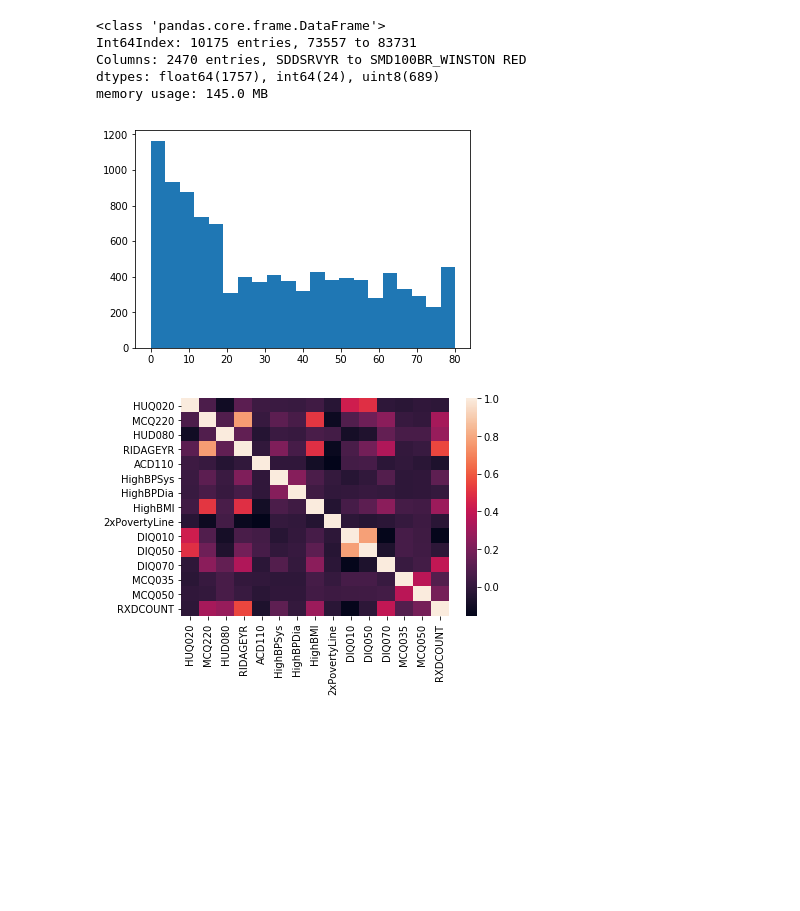
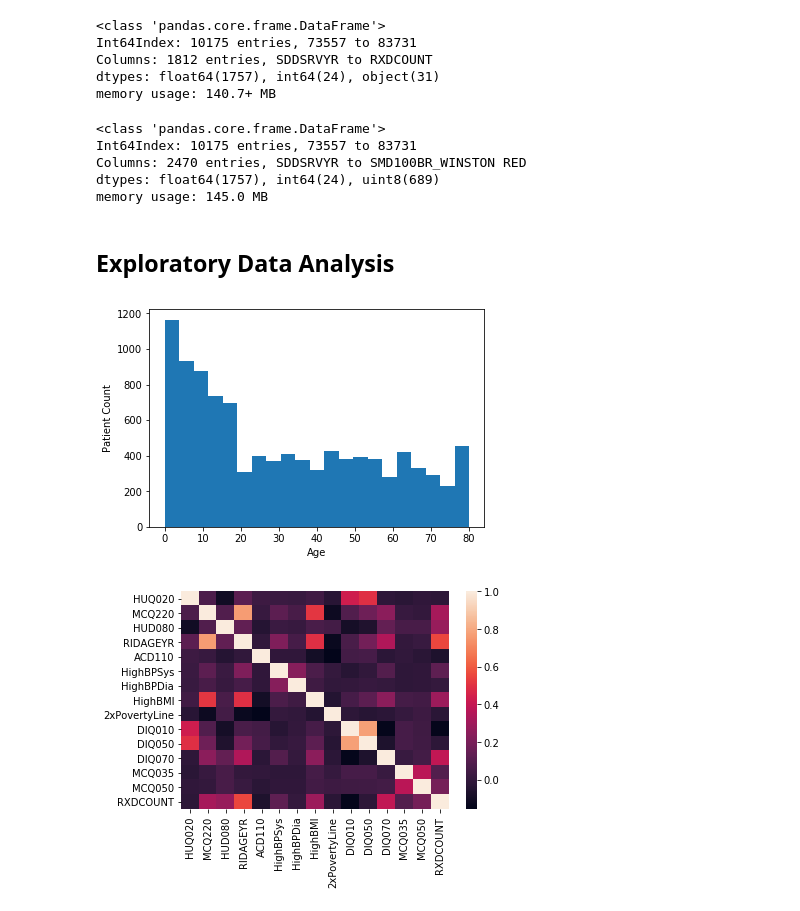
Before and after one commit to azadmehr/Capstone, a Jupyter notebook: Healthcare Data_Project.ipynb, the cells around one changed output. Saved outputs shown, nothing was run; the diff lists cells and outputs as text; code cells hidden in the pictures; blank space fills up the shorter version.

```diff
--- a/Healthcare Data_Project.ipynb
+++ b/Healthcare Data_Project.ipynb
@@ -10,12 +10,12 @@ import numpy as np
 import seaborn as sns
 from matplotlib import pyplot as plt
 # %%
-#adding all data
+#importing all my data
 import pandas as pd
-demographics=pd.read_csv("/Users/alizadmehr/Documents/Data Science Material/national-health-and-nutrition-examination-survey/Data/demographic.csv",index_col='SEQN')
-diet=pd.read_csv("/Users/alizadmehr/Documents/Data Science Material/national-health-and-nutrition-examination-survey/Data/diet.csv",index_col='SEQN')
-examination=pd.read_csv('/Users/alizadmehr/Documents/Data Science Material/national-health-and-nutrition-examination-survey/Data/examination.csv',index_col='SEQN')
-labs=pd.read_csv('/Users/alizadmehr/Documents/Data Science Material/national-health-and-nutrition-examination-survey/Data/labs.csv',index_col='SEQN')
-medications=pd.read_csv("/Users/alizadmehr/Documents/Data Science Material/national-health-and-nutrition-examination-survey/Data/medications.csv",encoding='ISO-8859-1',index_col='SEQN')
-questionnaire=pd.read_csv('/Users/alizadmehr/Documents/Data Science Material/national-health-and-nutrition-examination-survey/Data/questionnaire.csv',index_col='SEQN')
+demographics=pd.read_csv("/Users/alizadmehr/Documents/Data Science Material/SpringBoard/Capstone/national-health-and-nutrition-examination-survey/Data/demographic.csv",index_col='SEQN')
+diet=pd.read_csv("/Users/alizadmehr/Documents/Data Science Material/SpringBoard/Capstone/national-health-and-nutrition-examination-survey/Data/diet.csv",index_col='SEQN')
+examination=pd.read_csv('/Users/alizadmehr/Documents/Data Science Material/SpringBoard/Capstone/national-health-and-nutrition-examination-survey/Data/examination.csv',index_col='SEQN')
+labs=pd.read_csv('/Users/alizadmehr/Documents/Data Science Material/SpringBoard/Capstone/national-health-and-nutrition-examination-survey/Data/labs.csv',index_col='SEQN')
+medications=pd.read_csv("/Users/alizadmehr/Documents/Data Science Material/SpringBoard/Capstone/national-health-and-nutrition-examination-survey/Data/medications.csv",encoding='ISO-8859-1',index_col='SEQN')
+questionnaire=pd.read_csv('/Users/alizadmehr/Documents/Data Science Material/SpringBoard/Capstone/national-health-and-nutrition-examination-survey/Data/questionnaire.csv',index_col='SEQN')
 # %%
@@ -45,12 +28,0 @@ memory usage: 140.7+ MB
-# %%
-# In this section I am transfroming the categorical variables into numeric by using One Hot Encoding get_dummies command. It expands the variable set significantly, but assigns a variable to each category of each original column.
-list_object = data.select_dtypes(include=[np.object])
-data = pd.get_dummies(data, columns= list_object.columns)
-data.info()
-data.fillna(0,inplace=True)
-# %% [output]
-<class 'pandas.core.frame.DataFrame'>
-Int64Index: 10175 entries, 73557 to 83731
-Columns: 2470 entries, SDDSRVYR to SMD100BR_WINSTON RED
-dtypes: float64(1757), int64(24), uint8(689)
-memory usage: 145.0 MB
@@ -57,6 +36,33 @@ memory usage: 145.0 MB
+# %%
+#getting info on my final dataframe to ensure it has all the expected rows and columns
+data.info()
+# %% [output]
+<class 'pandas.core.frame.DataFrame'>
+Int64Index: 10175 entries, 73557 to 83731
+Columns: 1812 entries, SDDSRVYR to RXDCOUNT
+dtypes: float64(1757), int64(24), object(31)
+memory usage: 140.7+ MB
+# %%
+# To best prepare my dataset for Machine Learning exercises, I want to have only boolean data for all my columns.
+#In roder to do this, I am expanding columns with categorial data into their own columns so I can have boolean data for them.
+list_object = data.select_dtypes(include=[np.object])
+data = pd.get_dummies(data, columns= list_object.columns)
+data.info()
+data.fillna(0,inplace=True)
+# %% [output]
+<class 'pandas.core.frame.DataFrame'>
+Int64Index: 10175 entries, 73557 to 83731
+Columns: 2470 entries, SDDSRVYR to SMD100BR_WINSTON RED
+dtypes: float64(1757), int64(24), uint8(689)
+memory usage: 145.0 MB
+# %% [markdown]
+## Exploratory Data Analysis
 # %%
+#Drawing age distribution for the population
 plt.hist(data['RIDAGEYR'],bins='auto')
+plt.xlabel('Age')
+plt.ylabel('Patient Count')
 plt.show()
 # %% [output]
-[figure, old version]
+[figure, new version]
 # %%
```
Also changed, not shown: parts of 50 cells of this notebook.
